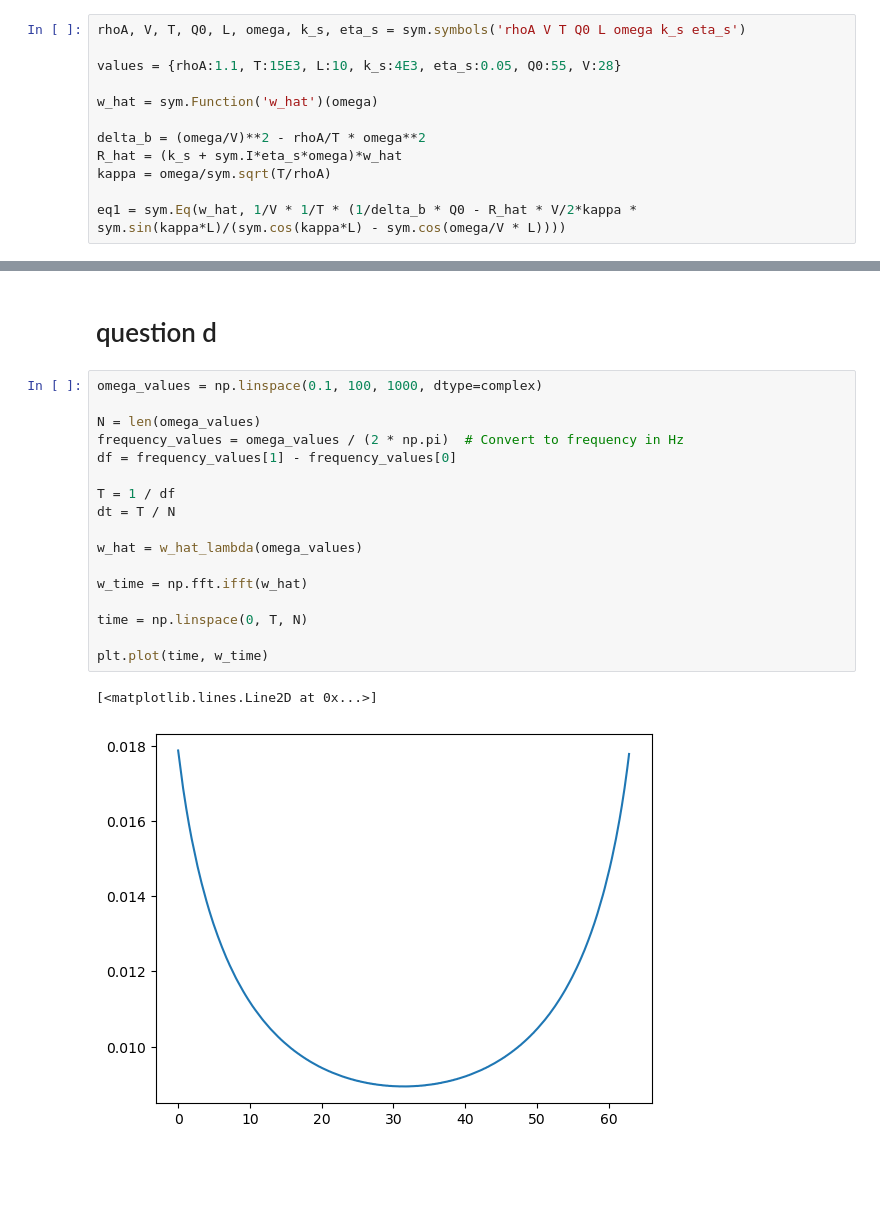
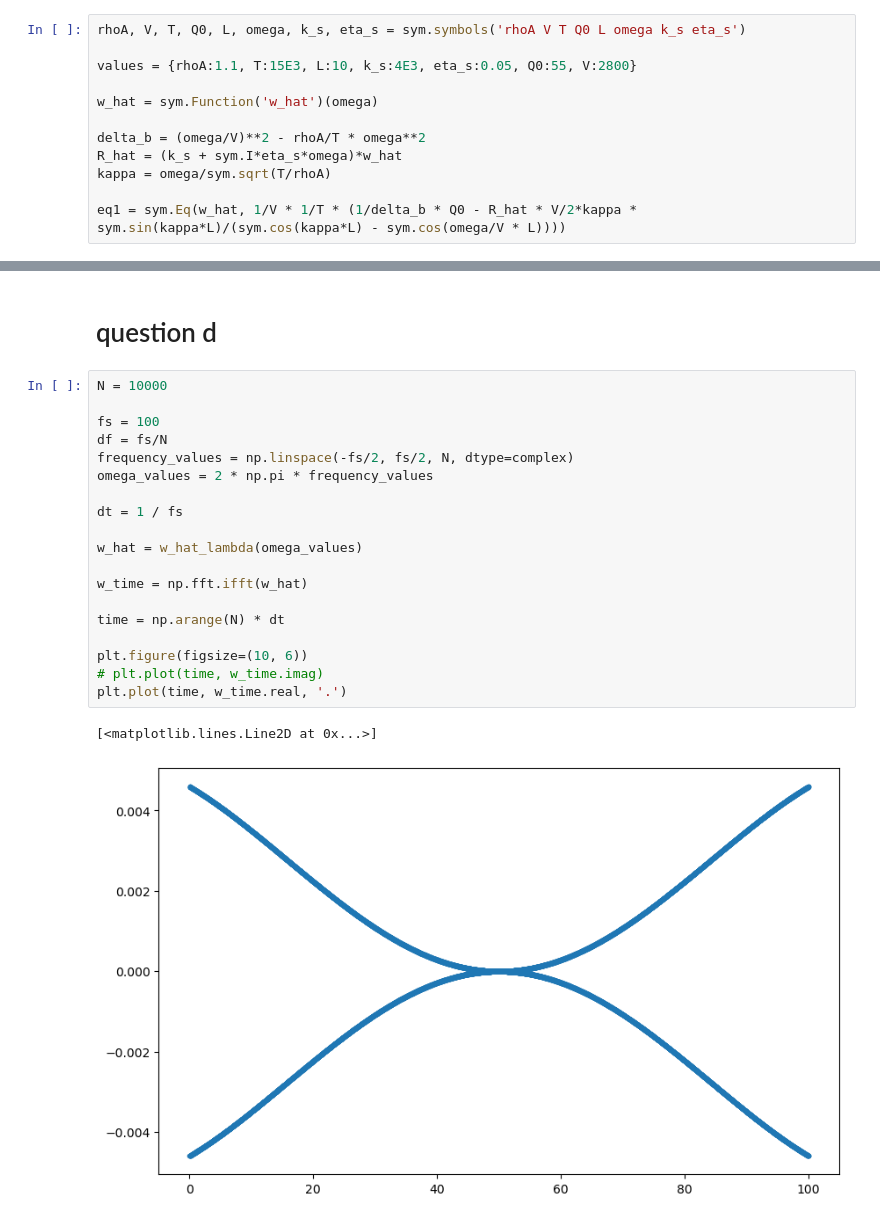
Before and after one commit to Lymone96/CIEM5220-Group2, a Jupyter notebook: 3_ML/question5.ipynb, the cells around one changed output, grey strips where cells are left out. Cells and saved outputs as stored; diff of their text form; blank space fills up the shorter version.

```diff
--- a/3_ML/question5.ipynb
+++ b/3_ML/question5.ipynb
@@ -235,7 +235,7 @@ Now we can solve for $\hat{w}(0,\omega)$ with sympy.
 # %%
 rhoA, V, T, Q0, L, omega, k_s, eta_s = sym.symbols('rhoA V T Q0 L omega k_s eta_s')
 
-values = {rhoA:1.1, T:15E3, L:10, k_s:4E3, eta_s:0.05, Q0:55, V:28}
+values = {rhoA:1.1, T:15E3, L:10, k_s:4E3, eta_s:0.05, Q0:55, V:2800}
 
 w_hat = sym.Function('w_hat')(omega)
 
@@ -304,22 +303,24 @@ ax[1].grid()
 # %% [markdown]
 # question d
 # %%
-omega_values = np.linspace(0.1, 100, 1000, dtype=complex)
+N = 10000
 
-N = len(omega_values)
-frequency_values = omega_values / (2 * np.pi)  # Convert to frequency in Hz
-df = frequency_values[1] - frequency_values[0]
+fs = 100
+df = fs/N
+frequency_values = np.linspace(-fs/2, fs/2, N, dtype=complex)
+omega_values = 2 * np.pi * frequency_values
 
-T = 1 / df
-dt = T / N
+dt = 1 / fs
 
 w_hat = w_hat_lambda(omega_values)
 
 w_time = np.fft.ifft(w_hat)
 
-time = np.linspace(0, T, N)
+time = np.arange(N) * dt
 
-plt.plot(time, w_time)
+plt.figure(figsize=(10, 6))
+# plt.plot(time, w_time.imag)
+plt.plot(time, w_time.real, '.')
 # %% [output]
 [<matplotlib.lines.Line2D at 0x...>]
-[figure, old version]
+[figure, new version]
```
Also changed, not shown: parts of 3 cells of this notebook, 1 other file.
